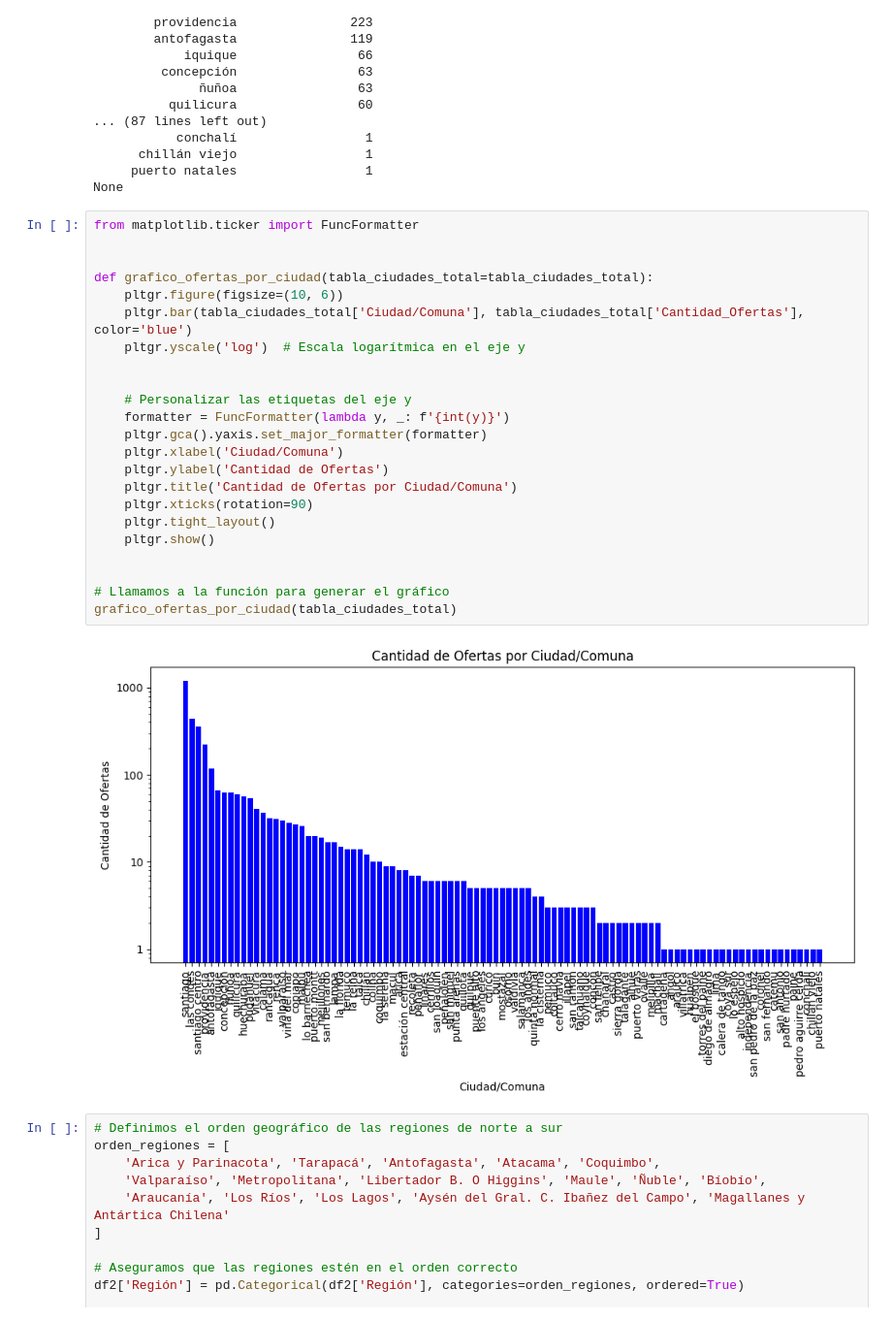
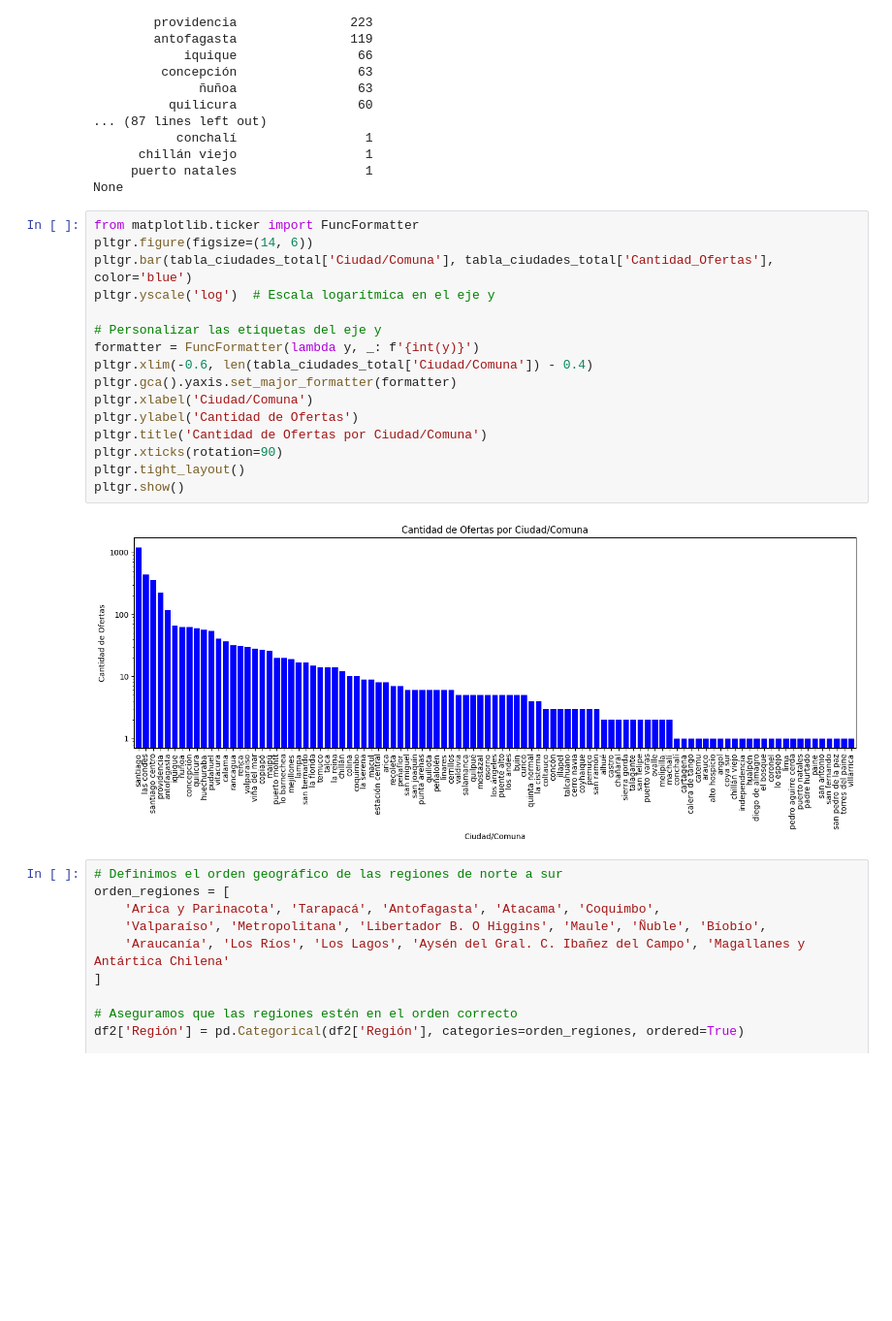
Before and after one commit to Lagartin1/analisisOfertasLab, a Jupyter notebook: src/AnalisisOfertas.ipynb, the cells around one changed output. Shown at 97% size. Saved outputs shown, nothing was run; the diff lists cells and outputs as text; blank space fills up the shorter version.

```diff
--- a/src/AnalisisOfertas.ipynb
+++ b/src/AnalisisOfertas.ipynb
@@ -149,29 +149,22 @@ Total de ofertas por ciudad
 None
 # %%
 from matplotlib.ticker import FuncFormatter
+pltgr.figure(figsize=(14, 6))
+pltgr.bar(tabla_ciudades_total['Ciudad/Comuna'], tabla_ciudades_total['Cantidad_Ofertas'], color='blue')
+pltgr.yscale('log')  # Escala logarítmica en el eje y
 
-
-def grafico_ofertas_por_ciudad(tabla_ciudades_total=tabla_ciudades_total):
-    pltgr.figure(figsize=(10, 6))
-    pltgr.bar(tabla_ciudades_total['Ciudad/Comuna'], tabla_ciudades_total['Cantidad_Ofertas'], color='blue')
-    pltgr.yscale('log')  # Escala logarítmica en el eje y
-
-
-    # Personalizar las etiquetas del eje y
-    formatter = FuncFormatter(lambda y, _: f'{int(y)}')
-    pltgr.gca().yaxis.set_major_formatter(formatter)
-    pltgr.xlabel('Ciudad/Comuna')
-    pltgr.ylabel('Cantidad de Ofertas')
-    pltgr.title('Cantidad de Ofertas por Ciudad/Comuna')
-    pltgr.xticks(rotation=90)
-    pltgr.tight_layout()
-    pltgr.show()
-
-
-# Llamamos a la función para generar el gráfico
-grafico_ofertas_por_ciudad(tabla_ciudades_total)
+# Personalizar las etiquetas del eje y
+formatter = FuncFormatter(lambda y, _: f'{int(y)}')
+pltgr.xlim(-0.6, len(tabla_ciudades_total['Ciudad/Comuna']) - 0.4)
+pltgr.gca().yaxis.set_major_formatter(formatter)
+pltgr.xlabel('Ciudad/Comuna')
+pltgr.ylabel('Cantidad de Ofertas')
+pltgr.title('Cantidad de Ofertas por Ciudad/Comuna')
+pltgr.xticks(rotation=90)
+pltgr.tight_layout()
+pltgr.show()
 # %% [output]
-[figure, old version]
+[figure, new version]
 # %%
 # Definimos el orden geográfico de las regiones de norte a sur
 orden_regiones = [
```
Also changed, not shown: parts of 6 cells of this notebook, 19 other files.
